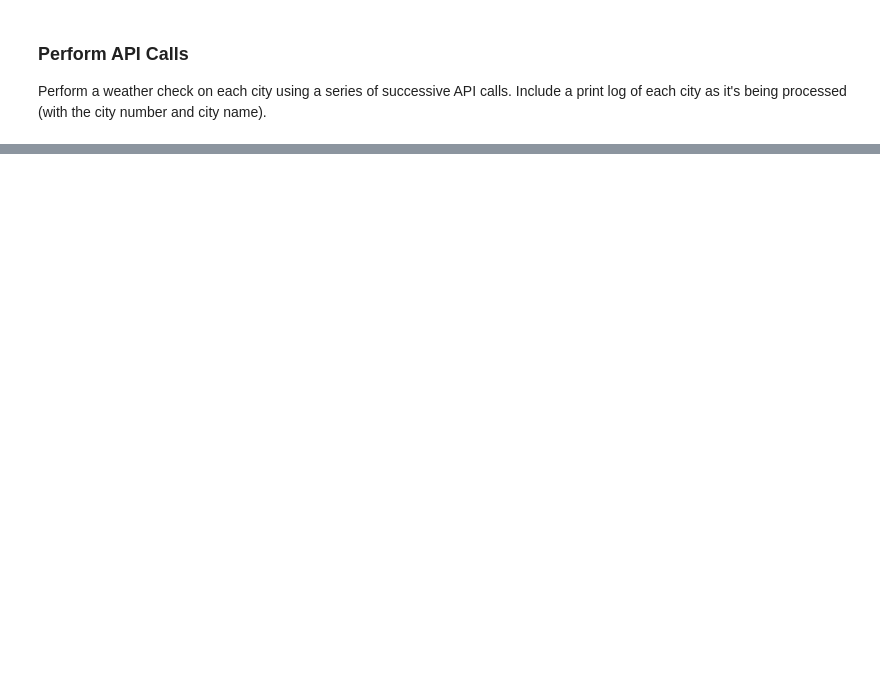
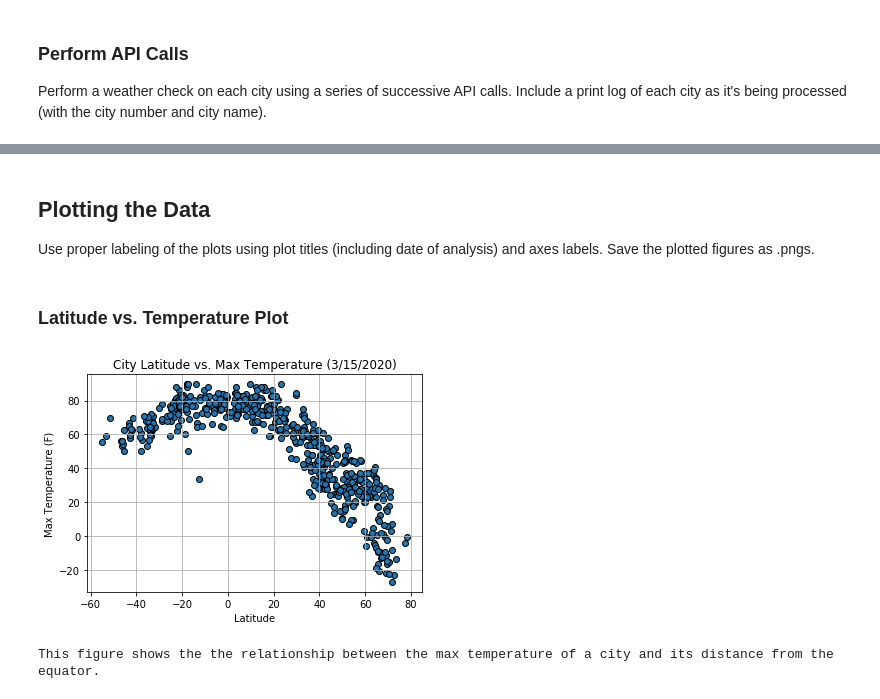
Before and after one commit to jnugent13/python-api-challenge, a Jupyter notebook: WeatherPy/WeatherPy.ipynb, the cells around one changed output, grey strips where cells are left out. Drawn from its saved outputs; the diff is of its cells as text; code cells hidden in the pictures; blank space fills up the shorter version.

```diff
--- a/WeatherPy/WeatherPy.ipynb
+++ b/WeatherPy/WeatherPy.ipynb
@@ -73,0 +79,32 @@ KeyError: 'main'
+# %%
+# Loop through the list of cities and perform a request for data on each
+city_name = []
+cloudiness = []
+country = []
+date = []
+humidity = []
+lat = []
+lng = []
+max_temp = []
+wind_speed = []
+
+print("Beginning Data Retrieval")
+print("---------------------------")
+for city in cities:
+        try:
+            response = requests.get(query_url + city).json()
+            city_name.append(response['name'])
+            cloudiness.append(response['clouds']['all'])
+            country.append(response['sys']['country'])
+            date.append(response['dt'])
+            humidity.append(response['main']['humidity'])
+            lat.append(response['coord']['lat'])
+            lng.append(response['coord']['lon'])
+            max_temp.append(response['main']['temp_max'])
+            wind_speed.append(response['wind']['speed'])
+            print(f"Processing record {cities.index(city) + 1} of {len(cities)}")
+        except KeyError:
+            print("City *not* found. Skipping...")
+print("----------------------------")
+print("Data Retrieval Complete")
+print("----------------------------")
@@ -73,0 +160,22 @@ KeyError: 'main'
+# %% [markdown]
+## Plotting the Data
+
+Use proper labeling of the plots using plot titles (including date of analysis) and axes labels.
+Save the plotted figures as .pngs.
+# %% [markdown]
+### Latitude vs. Temperature Plot
+# %%
+plt.scatter(lat, max_temp, marker="o", edgecolor="black")
+plt.xlabel("Latitude")
+plt.ylabel("Max Temperature (F)")
+plt.title("City Latitude vs. Max Temperature (3/15/2020)")
+plt.grid()
+# Save figure to Output_data folder
+plt.savefig("../Output_data/LatvsMaxTemp.png")
+plt.show()
+# %% [output]
+[figure, added]
+# %%
+print("This figure shows the the relationship between the max temperature of a city and its distance from the equator.")
+# %% [output]
+This figure shows the the relationship between the max temperature of a city and its distance from the equator.
```
Also changed, not shown: parts of 8 cells of this notebook.
